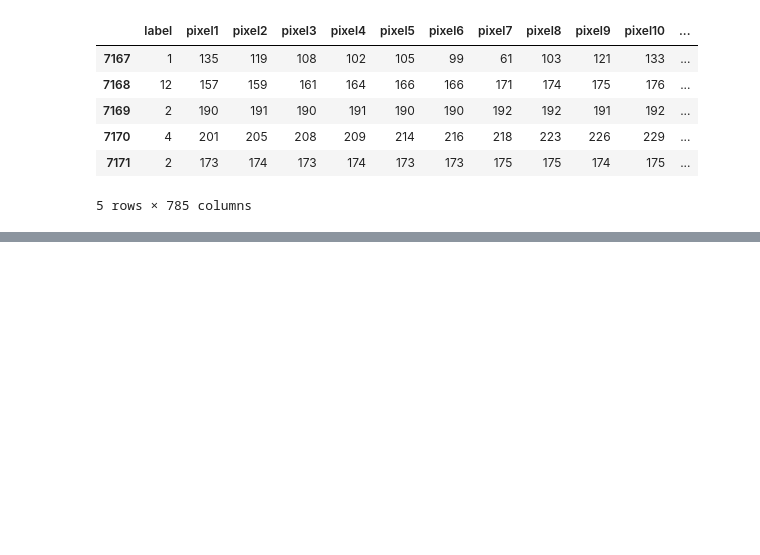
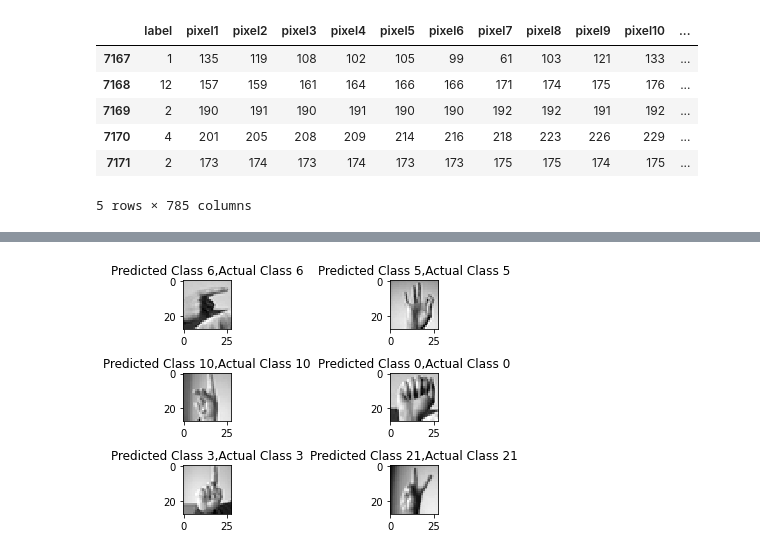
Before and after one commit to miftahcoiri354/PROJECT-bangkit_final_project, a Jupyter notebook: Final_Project_Signal_Project_MNIST.ipynb, the cells around one changed output, grey strips where cells are left out. Saved outputs shown, nothing was run; the diff lists cells and outputs as text; code cells hidden in the pictures; blank space fills up the shorter version.

```diff
--- a/Final_Project_Signal_Project_MNIST.ipynb
+++ b/Final_Project_Signal_Project_MNIST.ipynb
@@ -119,0 +349,12 @@ Name: label, Length: 27455, dtype: int64
+# %%
+correct = np.nonzero(predictions == np.array(y_test1))[0]
+# %%
+i = 0
+for c in correct[:6]:
+    plt.subplot(3,2,i+1)
+    plt.imshow(x_test[c].reshape(28,28), cmap="gray", interpolation='none')
+    plt.title("Predicted Class {},Actual Class {}".format(predictions[c], y_test1[c]))
+    plt.tight_layout()
+    i += 1
+# %% [output]
+[figure, added]
```
Also changed, not shown: parts of 20 cells of this notebook.
